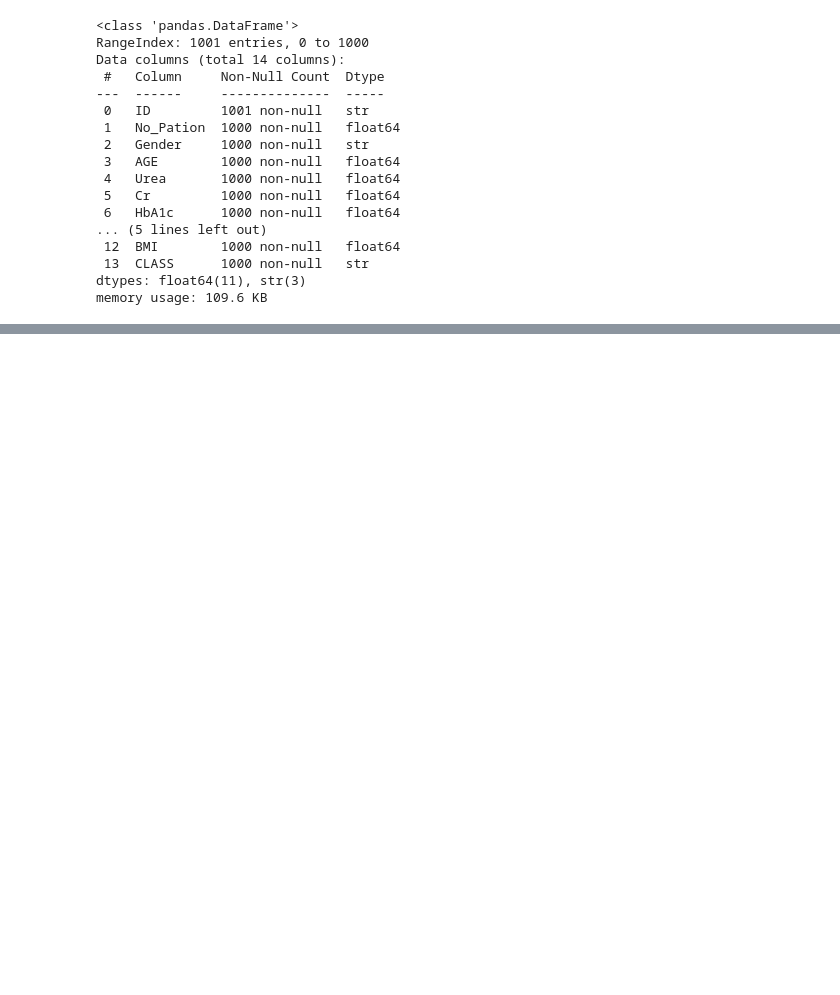
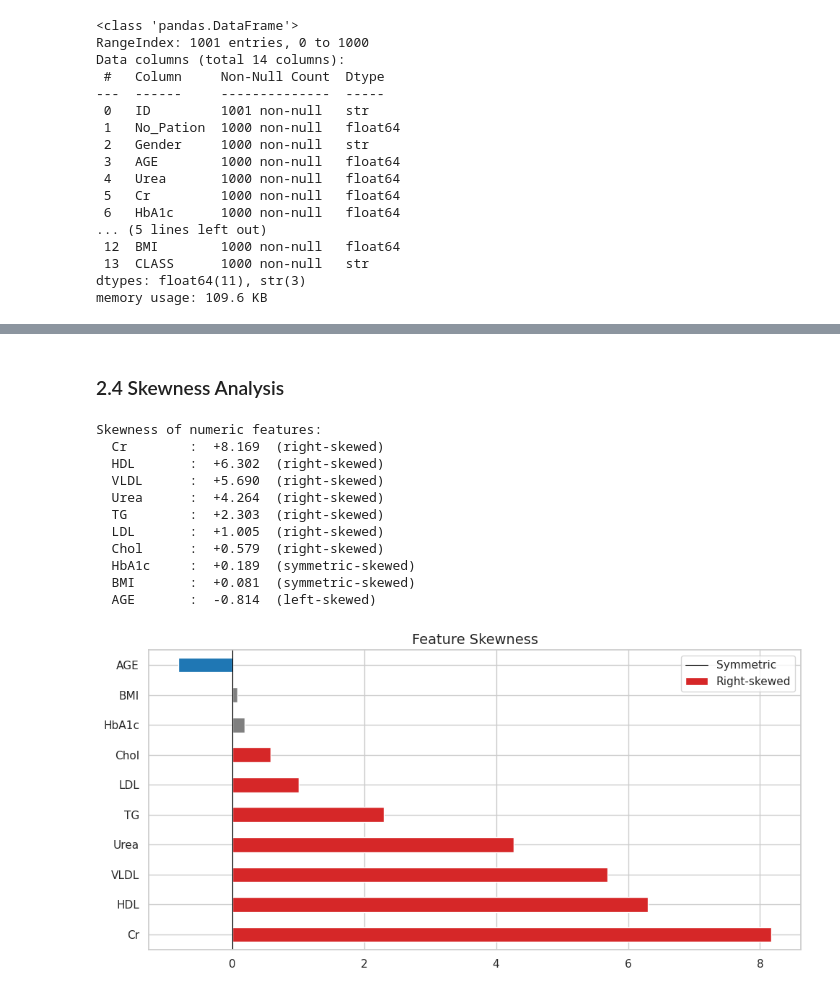
Before and after one commit to Aananda-giri/scripts, a Jupyter notebook: classification/classification_notebook.ipynb, the cells around one changed output, grey strips where cells are left out. Drawn from its saved outputs; the diff is of its cells as text; code cells hidden in the pictures; blank space fills up the shorter version.

```diff
--- a/classification/classification_notebook.ipynb
+++ b/classification/classification_notebook.ipynb
@@ -179,0 +267,32 @@ Length: 4, dtype: str
+# %% [markdown]
+### 2.4 Skewness Analysis
+# %%
+# Skewness per numeric feature
+skew = df[numeric_cols].skew().sort_values(ascending=False)
+print('Skewness of numeric features:')
+for col, val in skew.items():
+    direction = 'right' if val > 0.5 else ('left' if val < -0.5 else 'symmetric')
+    print(f'  {col:10s}: {val:+7.3f}  ({direction}-skewed)')
+
+# Bar plot
+fig, ax = plt.subplots(figsize=(10, 5))
+colors = ['#d62728' if v > 0.5 else '#1f77b4' if v < -0.5 else '#7f7f7f' for v in skew.values]
+skew.plot(kind='barh', ax=ax, color=colors)
+ax.axvline(0, color='black', linewidth=0.8)
+ax.set_title('Feature Skewness')
+ax.legend(['Symmetric', 'Right-skewed', 'Left-skewed'])
+plt.tight_layout()
+plt.show()
+# %% [output]
+Skewness of numeric features:
+  Cr        :  +8.169  (right-skewed)
+  HDL       :  +6.302  (right-skewed)
+  VLDL      :  +5.690  (right-skewed)
+  Urea      :  +4.264  (right-skewed)
+  TG        :  +2.303  (right-skewed)
+  LDL       :  +1.005  (right-skewed)
+  Chol      :  +0.579  (right-skewed)
+  HbA1c     :  +0.189  (symmetric-skewed)
+  BMI       :  +0.081  (symmetric-skewed)
+  AGE       :  -0.814  (left-skewed)
+[figure, added]
```
Also changed, not shown: parts of 32 cells of this notebook.
